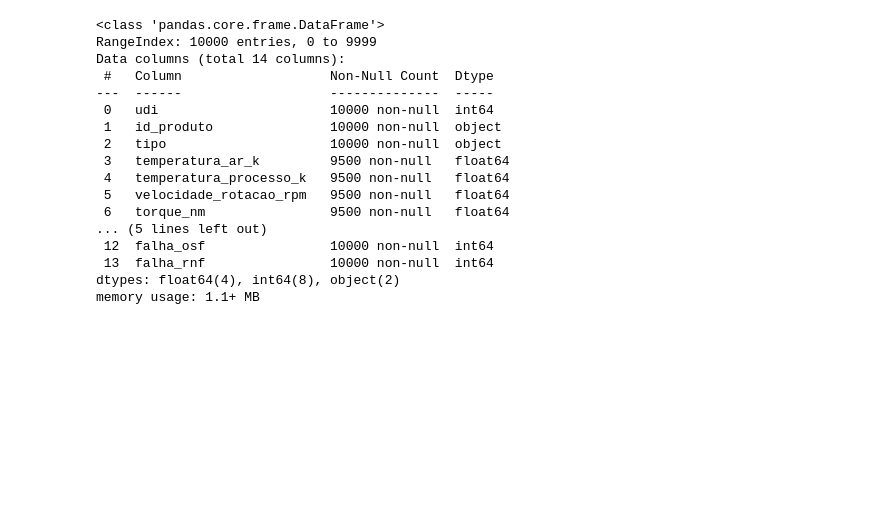
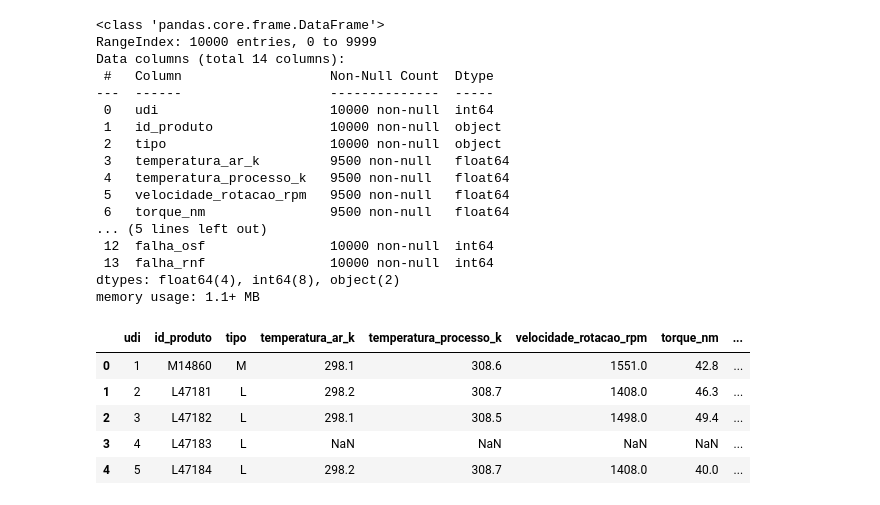
Before and after one commit to filipester/manutencao_preditiva, a Jupyter notebook: manutencao_preditiva.ipynb, the cells around one changed output. Saved outputs shown, nothing was run; the diff lists cells and outputs as text; code cells hidden in the pictures; blank space fills up the shorter version.

```diff
--- a/manutencao_preditiva.ipynb
+++ b/manutencao_preditiva.ipynb
@@ -29,6 +31,15 @@ Data columns (total 14 columns):
  13  falha_rnf                10000 non-null  int64
 dtypes: float64(4), int64(8), object(2)
 memory usage: 1.1+ MB
+# %%
+df.head()
+# %% [output]
+|  | udi | id_produto | tipo | temperatura_ar_k | temperatura_processo_k | velocidade_rotacao_rpm | torque_nm | ... |
+| 0 | 1 | M14860 | M | 298.1 | 308.6 | 1551.0 | 42.8 | ... |
+| 1 | 2 | L47181 | L | 298.2 | 308.7 | 1408.0 | 46.3 | ... |
+| 2 | 3 | L47182 | L | 298.1 | 308.5 | 1498.0 | 49.4 | ... |
+| 3 | 4 | L47183 | L | NaN | NaN | NaN | NaN | ... |
+| 4 | 5 | L47184 | L | 298.2 | 308.7 | 1408.0 | 40.0 | ... |
 # %%
 df.describe().T
 # %% [output]
```
Also changed, not shown: parts of 5 cells of this notebook, 1 other file.
